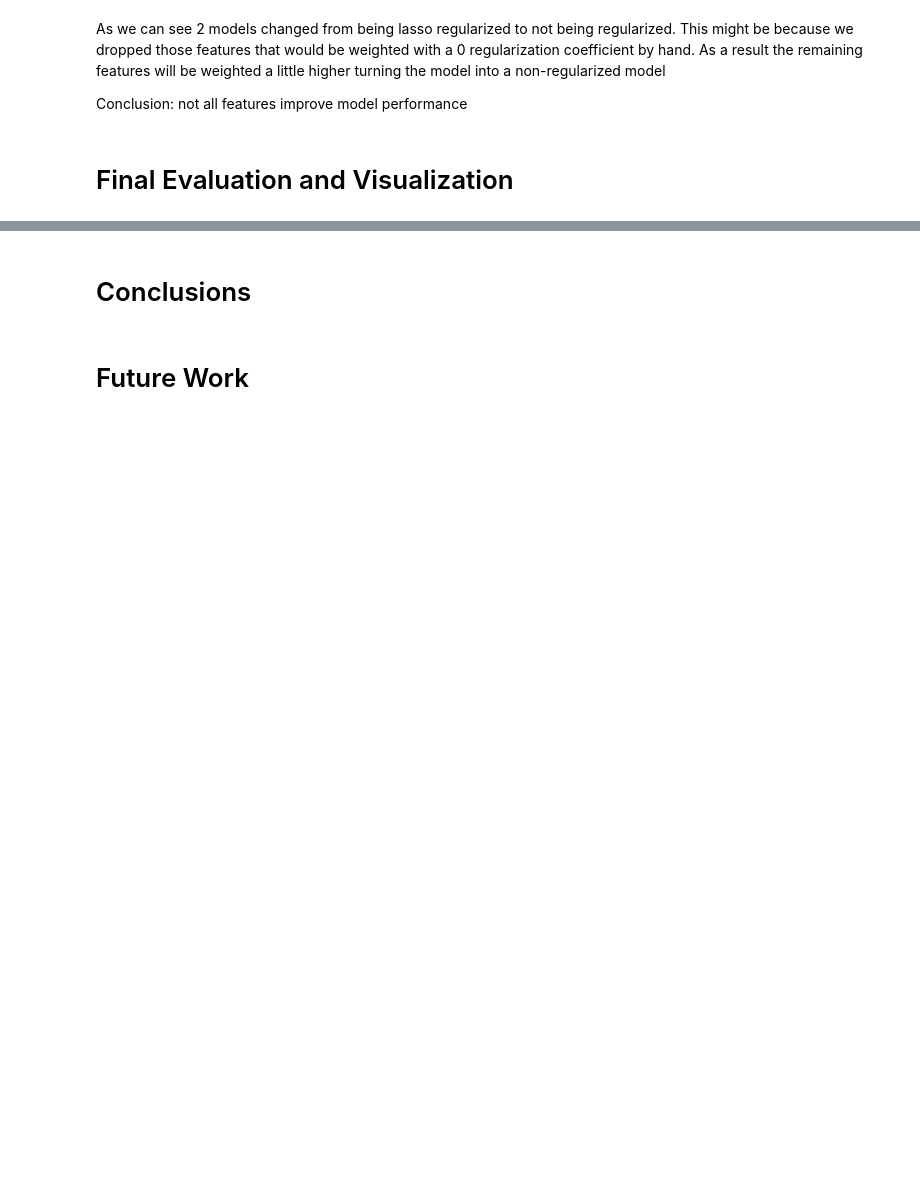
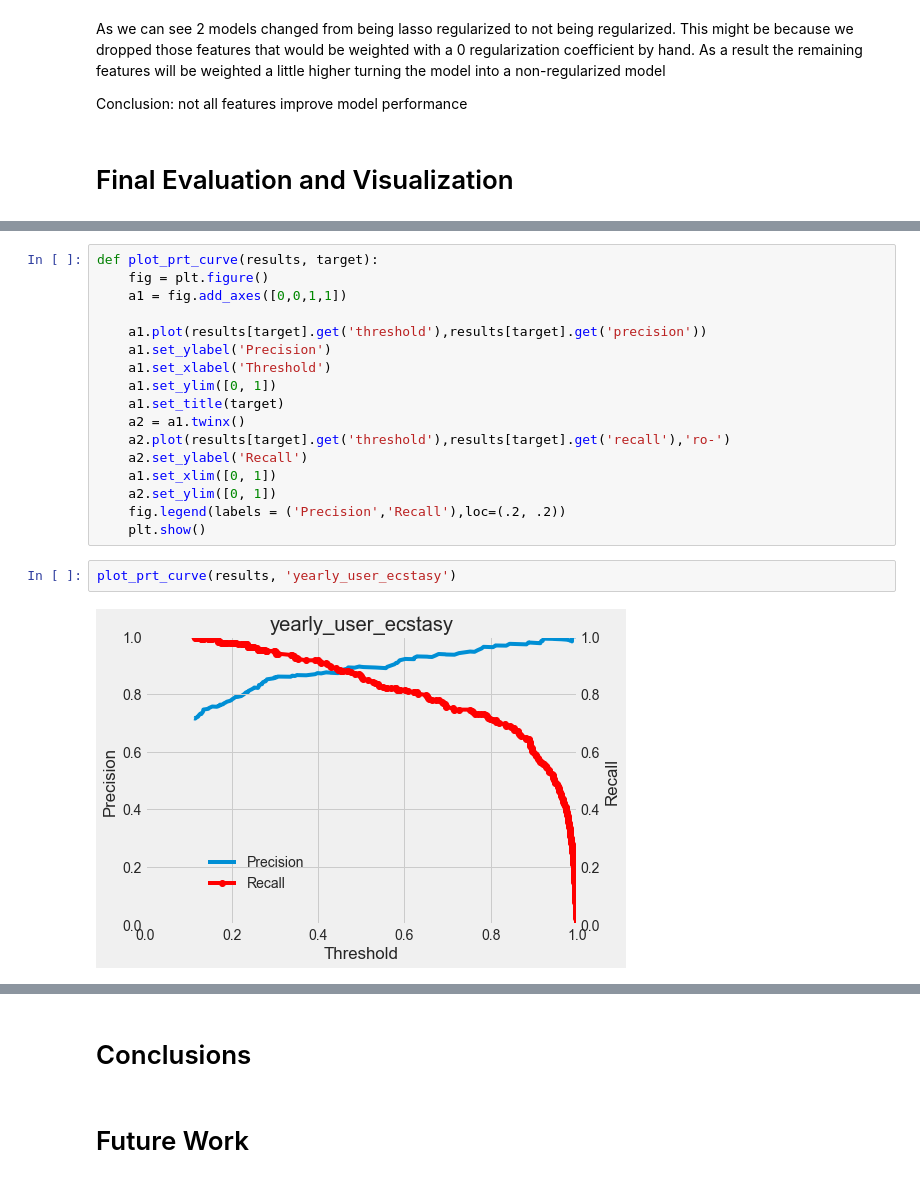
Before and after one commit to BinaerBaer/DS-Project2-Personality-vs-Risk-of-Drug-Use, a Jupyter notebook: DS-Project-Personality-vs-Risk-of-Drug-Use.ipynb, the cells around one changed output, grey strips where cells are left out. Drawn from its saved outputs; the diff is of its cells as text; blank space fills up the shorter version.

```diff
--- a/DS-Project-Personality-vs-Risk-of-Drug-Use.ipynb
+++ b/DS-Project-Personality-vs-Risk-of-Drug-Use.ipynb
@@ -941,0 +1001,21 @@ Train the model with the whole X_train dataset (without cv) and Evaluate with th
+# %%
+def plot_prt_curve(results, target):
+    fig = plt.figure()
+    a1 = fig.add_axes([0,0,1,1])
+
+    a1.plot(results[target].get('threshold'),results[target].get('precision'))
+    a1.set_ylabel('Precision')
+    a1.set_xlabel('Threshold')
+    a1.set_ylim([0, 1])
+    a1.set_title(target)
+    a2 = a1.twinx()
+    a2.plot(results[target].get('threshold'),results[target].get('recall'),'ro-')
+    a2.set_ylabel('Recall')
+    a1.set_xlim([0, 1])
+    a2.set_ylim([0, 1])
+    fig.legend(labels = ('Precision','Recall'),loc=(.2, .2))
+    plt.show()
+# %%
+plot_prt_curve(results, 'yearly_user_ecstasy')
+# %% [output]
+[figure, added]
```
Also changed, not shown: parts of 26 cells of this notebook.
